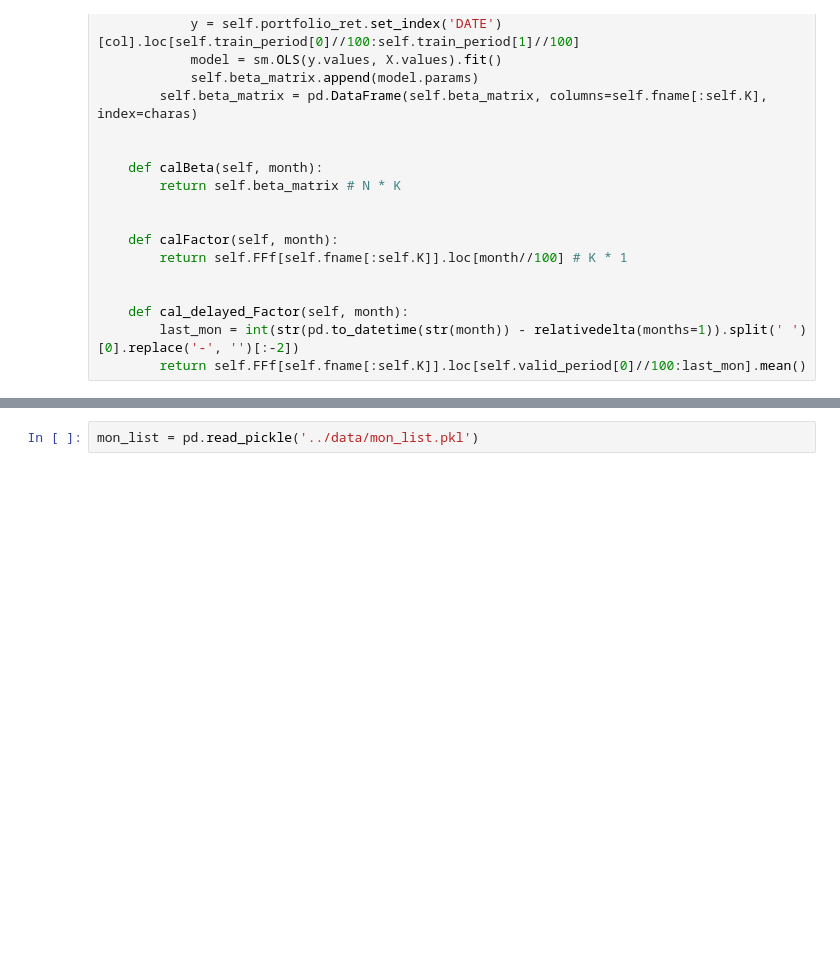
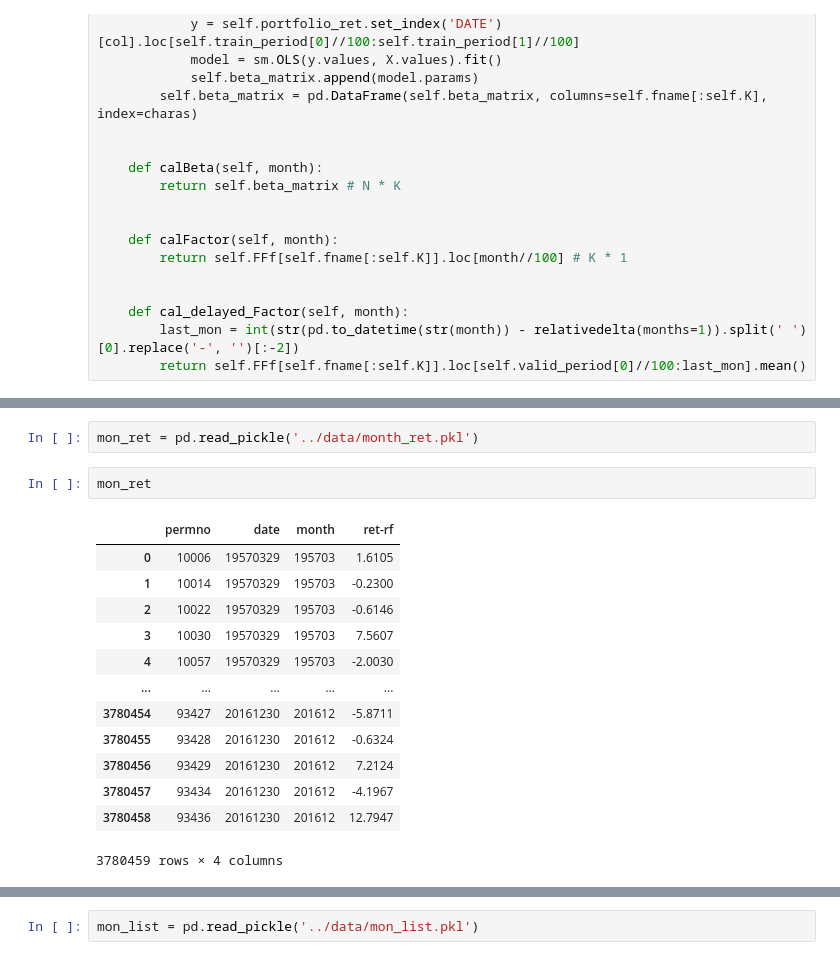
Before and after one commit to RichardS0268/Autoencoder-Asset-Pricing-Models, a Jupyter notebook: models/model.ipynb, the cells around one changed output, grey strips where cells are left out. Cells and saved outputs as stored; diff of their text form; blank space fills up the shorter version.

```diff
--- a/models/model.ipynb
+++ b/models/model.ipynb
@@ -214,0 +221,18 @@ ff3.calFactor(19870201)
+# %%
+mon_ret = pd.read_pickle('../data/month_ret.pkl')
+# %%
+mon_ret
+# %% [output]
+|  | permno | date | month | ret-rf |
+| 0 | 10006 | 19570329 | 195703 | 1.6105 |
+| 1 | 10014 | 19570329 | 195703 | -0.2300 |
+| 2 | 10022 | 19570329 | 195703 | -0.6146 |
+| 3 | 10030 | 19570329 | 195703 | 7.5607 |
+| 4 | 10057 | 19570329 | 195703 | -2.0030 |
+| ... | ... | ... | ... | ... |
+| 3780454 | 93427 | 20161230 | 201612 | -5.8711 |
+| 3780455 | 93428 | 20161230 | 201612 | -0.6324 |
+| 3780456 | 93429 | 20161230 | 201612 | 7.2124 |
+| 3780457 | 93434 | 20161230 | 201612 | -4.1967 |
+| 3780458 | 93436 | 20161230 | 201612 | 12.7947 |
+3780459 rows × 4 columns
```
Also changed, not shown: parts of 30 cells of this notebook, 2 other files.
